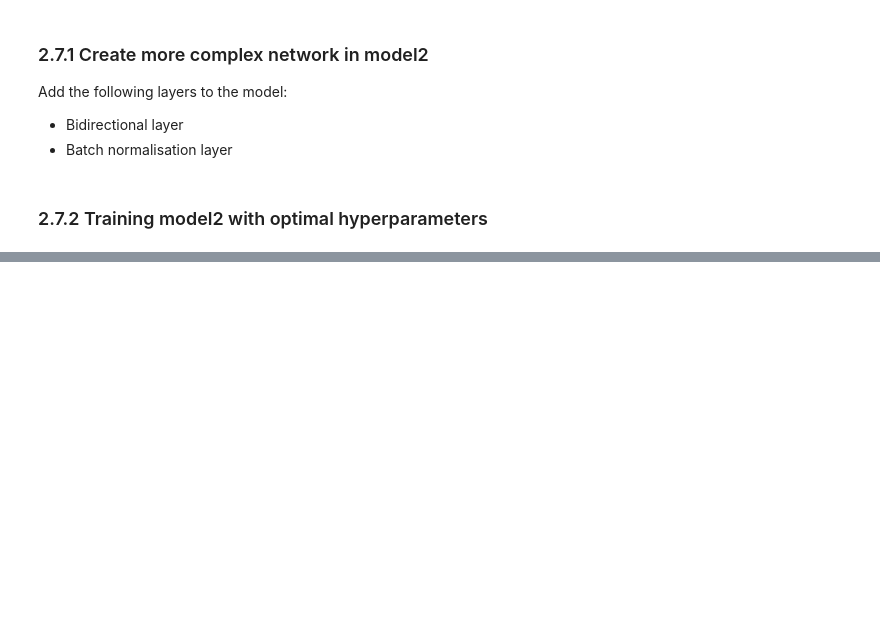
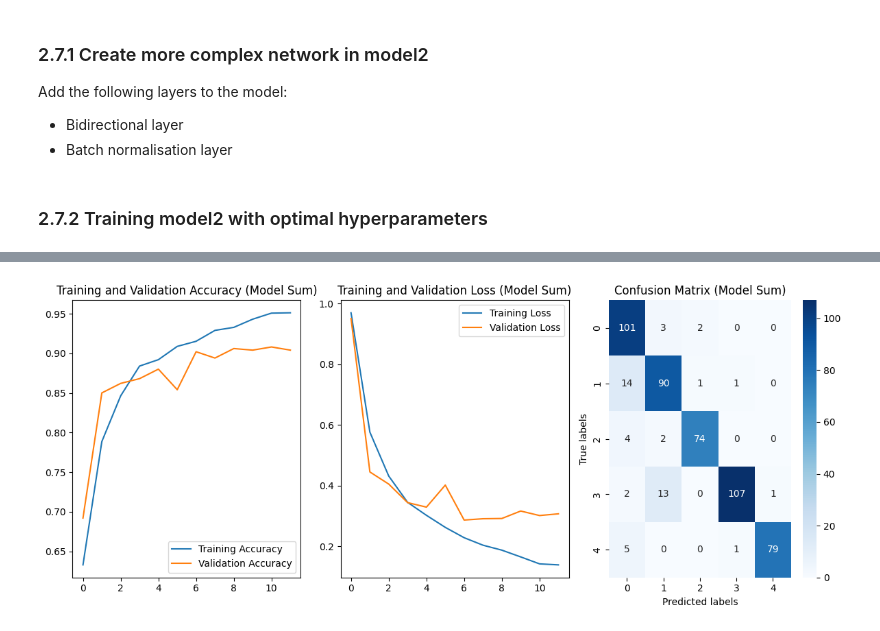
Before and after one commit to GordonChen19/NER-Tagging-Sentence-Categorization, a Jupyter notebook: notebooks/Question2.ipynb, the cells around one changed output, grey strips where cells are left out. Saved outputs shown, nothing was run; the diff lists cells and outputs as text; code cells hidden in the pictures; blank space fills up the shorter version.

```diff
--- a/notebooks/Question2.ipynb
+++ b/notebooks/Question2.ipynb
@@ -418,0 +407,14 @@ f1_score: 0.7820
+# %%
+embedding_matrix = np.zeros((vocab_size, embedding_dim))
+for word, i in tokenizer.word_index.items():
+    if word in w2v:  # Check if the word is in the Word2Vec model
+        embedding_vector = w2v[word]
+        embedding_matrix[i] = embedding_vector
+
+embedding_layer = Embedding(
+    input_dim=vocab_size,
+    output_dim=embedding_dim,
+    weights=[embedding_matrix],
+    input_length=max_length,
+    trainable=False
+)
@@ -418,0 +547,33 @@ f1_score: 0.7820
+# %%
+acc = histSum.history['accuracy']
+val_acc = histSum.history['val_accuracy']
+loss = histSum.history['loss']
+val_loss = histSum.history['val_loss']
+epochs_range = range(len(acc))
+
+plt.figure(figsize=(12, 5))
+
+plt.subplot(1, 3, 1)
+plt.plot(epochs_range, acc, label='Training Accuracy')
+plt.plot(epochs_range, val_acc, label='Validation Accuracy')
+plt.legend()
+plt.title('Training and Validation Accuracy (Model Sum)')
+
+plt.subplot(1, 3, 2)
+plt.plot(epochs_range, loss, label='Training Loss')
+plt.plot(epochs_range, val_loss, label='Validation Loss')
+plt.legend()
+plt.title('Training and Validation Loss (Model Sum)')
+
+
+y_predSum = np.argmax(modelSum.predict(X_val_padded), axis=1)
+cm = confusion_matrix(y_val, y_predSum)
+plt.subplot(1, 3, 3)
+sns.heatmap(cm, annot=True, fmt='g', cmap='Blues', xticklabels=labels, yticklabels=labels)
+plt.xlabel('Predicted labels')
+plt.ylabel('True labels')
+plt.title('Confusion Matrix (Model Sum)')
+
+plt.tight_layout()
+plt.show()
+# %% [output]
@@ -418,0 +581 @@ f1_score: 0.7820
+[figure, added]
```
Also changed, not shown: parts of 23 cells of this notebook.
